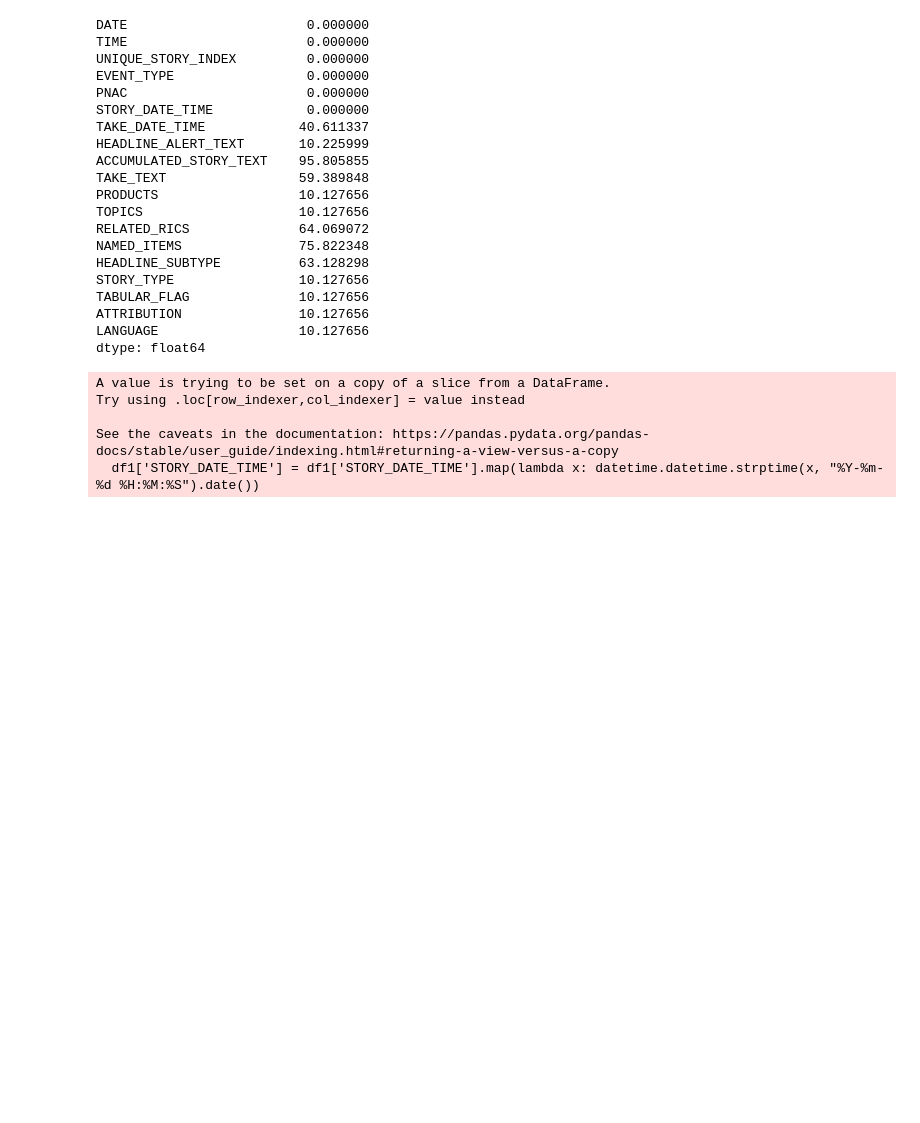
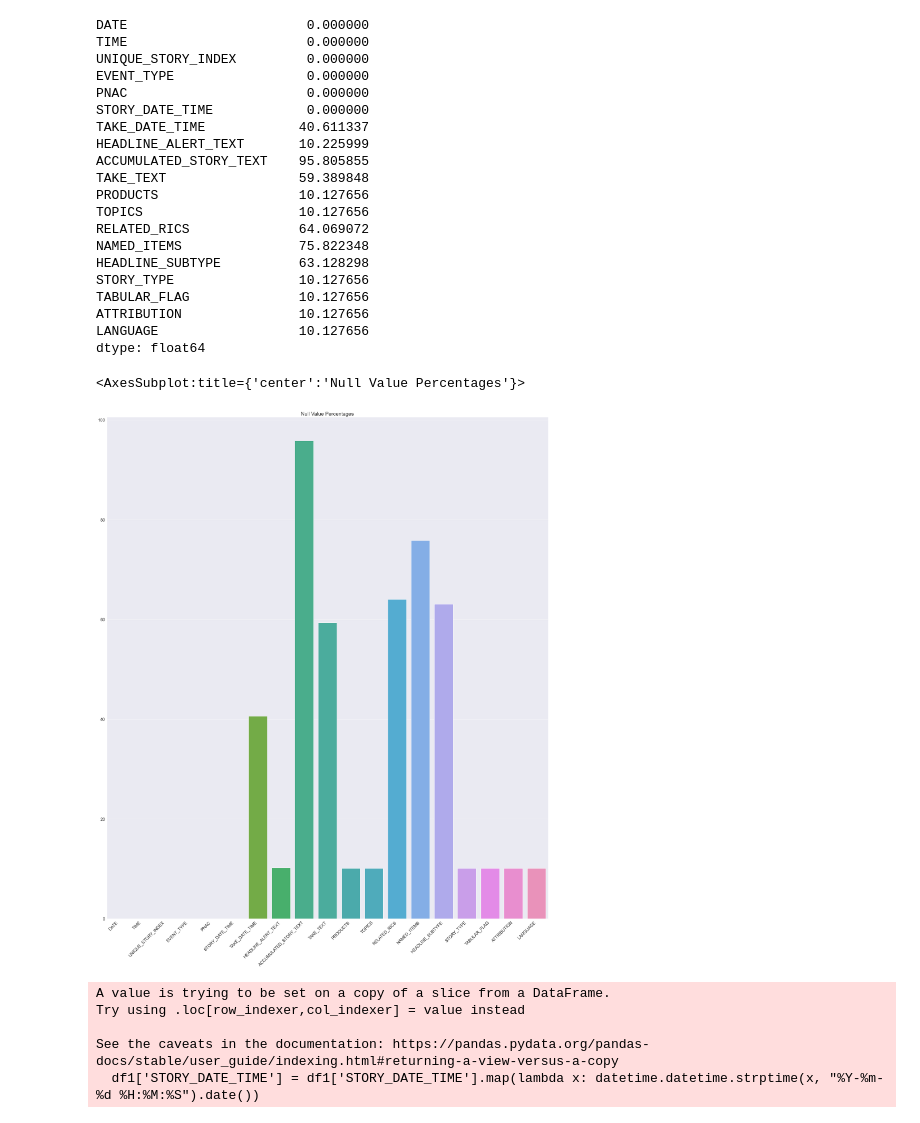
Before and after one commit to ThejakaSEP/TrendingWords, a Jupyter notebook: TrendingWords2.ipynb, the cells around one changed output. Saved outputs shown, nothing was run; the diff lists cells and outputs as text; code cells hidden in the pictures; blank space fills up the shorter version.

```diff
--- a/TrendingWords2.ipynb
+++ b/TrendingWords2.ipynb
@@ -42,4 +43,21 @@ TABULAR_FLAG              10.127656
 ATTRIBUTION               10.127656
 LANGUAGE                  10.127656
 dtype: float64
+# %%
+x = df.isnull().mean()*100
+
+plt.xticks(rotation=45, ha='right')
+plt.title("Null Value Percentages")
+# plt.bar(df.columns,df.isnull().mean()*100)/
+sns.set_style("darkgrid")
+sns.barplot(x = df.columns , y=x)
+
+# i = 0
+# for items in x.iteritems():
+# #         plt.text(i,x[1][i],x[0][i])
+#     print(items[0][i],items[0][i],items[1][i])
+#     i+=1
+# %% [output]
+<AxesSubplot:title={'center':'Null Value Percentages'}>
+[figure, added]
 # %%
```
Also changed, not shown: parts of 35 cells of this notebook.
